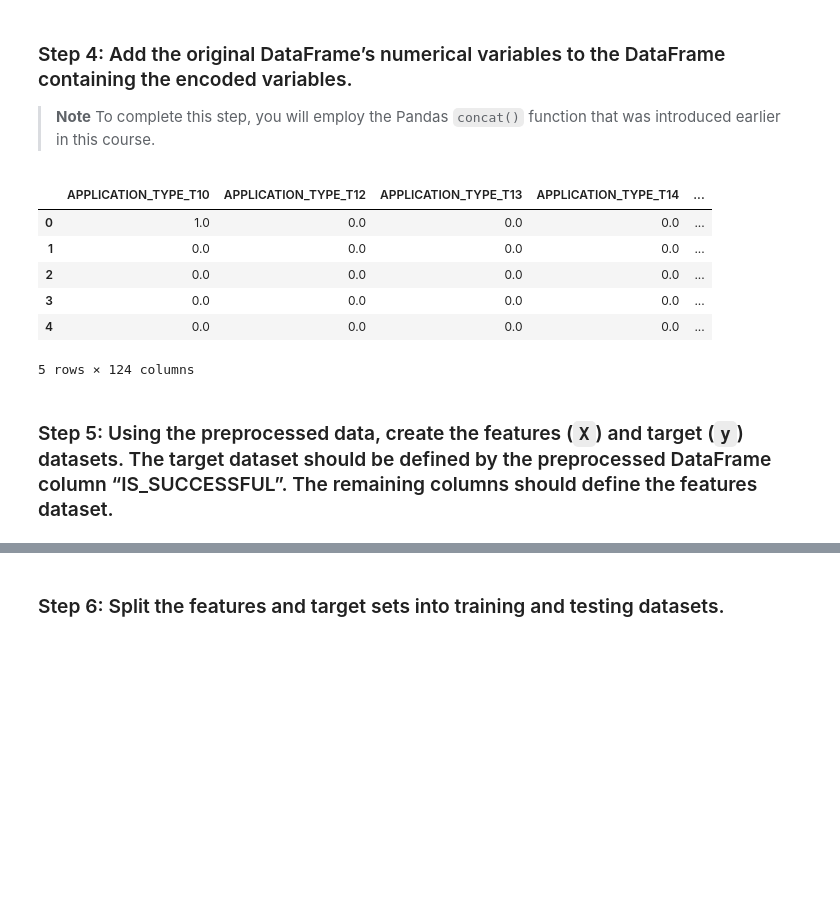
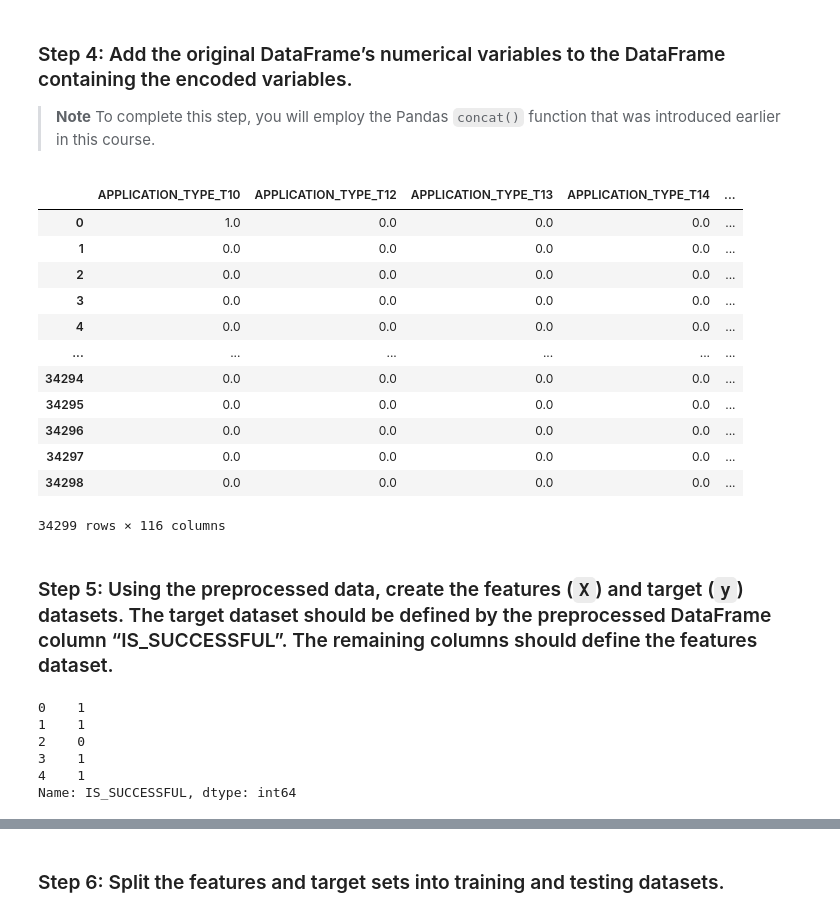
Before and after one commit to smruthid/DeepNeuralNet, a Jupyter notebook: GC_venture_funding_with_deep_learning.ipynb, the cells around one changed output, grey strips where cells are left out. Saved outputs shown, nothing was run; the diff lists cells and outputs as text; code cells hidden in the pictures; blank space fills up the shorter version.

```diff
--- a/GC_venture_funding_with_deep_learning.ipynb
+++ b/GC_venture_funding_with_deep_learning.ipynb
@@ -185,3 +185,7 @@ encoded_df.head()
 | 3 | 0.0 | 0.0 | 0.0 | 0.0 | ... |
 | 4 | 0.0 | 0.0 | 0.0 | 0.0 | ... |
 5 rows × 114 columns
+# %%
+#creating new dataframee with
+int_values_df = pd.concat([applicant_data_df['STATUS'], applicant_data_df['ASK_AMT'],], axis=1)
+display(int_values_df)
@@ -191,25 +209,38 @@ encoded_df.head()
 > **Note** To complete this step, you will employ the Pandas `concat()` function that was introduced earlier in this course.
 # %%
 # Add the numerical variables from the original DataFrame to the one-hot encoding DataFrame
-encoded_df = pd.concat([encoded_df, applicant_data_df], axis=1)
+encoded_df = pd.concat([encoded_df, int_values_df], axis=1)
 
 # Review the Dataframe
-encoded_df.head()
+encoded_df
 # %% [output]
 |  | APPLICATION_TYPE_T10 | APPLICATION_TYPE_T12 | APPLICATION_TYPE_T13 | APPLICATION_TYPE_T14 | ... |
 | 0 | 1.0 | 0.0 | 0.0 | 0.0 | ... |
 | 1 | 0.0 | 0.0 | 0.0 | 0.0 | ... |
 | 2 | 0.0 | 0.0 | 0.0 | 0.0 | ... |
 | 3 | 0.0 | 0.0 | 0.0 | 0.0 | ... |
 | 4 | 0.0 | 0.0 | 0.0 | 0.0 | ... |
+| ... | ... | ... | ... | ... | ... |
+| 34294 | 0.0 | 0.0 | 0.0 | 0.0 | ... |
+| 34295 | 0.0 | 0.0 | 0.0 | 0.0 | ... |
+| 34296 | 0.0 | 0.0 | 0.0 | 0.0 | ... |
+| 34297 | 0.0 | 0.0 | 0.0 | 0.0 | ... |
+| 34298 | 0.0 | 0.0 | 0.0 | 0.0 | ... |
-5 rows × 124 columns
+34299 rows × 116 columns
 # %% [markdown]
 ### Step 5: Using the preprocessed data, create the features (`X`) and target (`y`) datasets. The target dataset should be defined by the preprocessed DataFrame column “IS_SUCCESSFUL”. The remaining columns should define the features dataset.
 # %%
 # Define the target set y using the IS_SUCCESSFUL column
-y = # YOUR CODE HERE
+y = applicant_data_df['IS_SUCCESSFUL']
 
 # Display a sample of y
-# YOUR CODE HERE
+y[:5]
+# %% [output]
+0    1
+1    1
+2    0
+3    1
+4    1
+Name: IS_SUCCESSFUL, dtype: int64
 # %%
 # Define features set X by selecting all columns but IS_SUCCESSFUL
```
Also changed, not shown: parts of 28 cells of this notebook.
